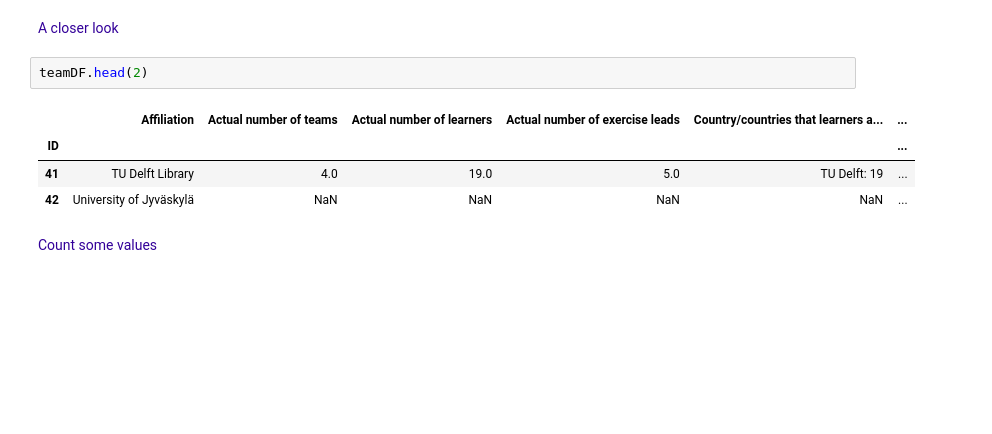
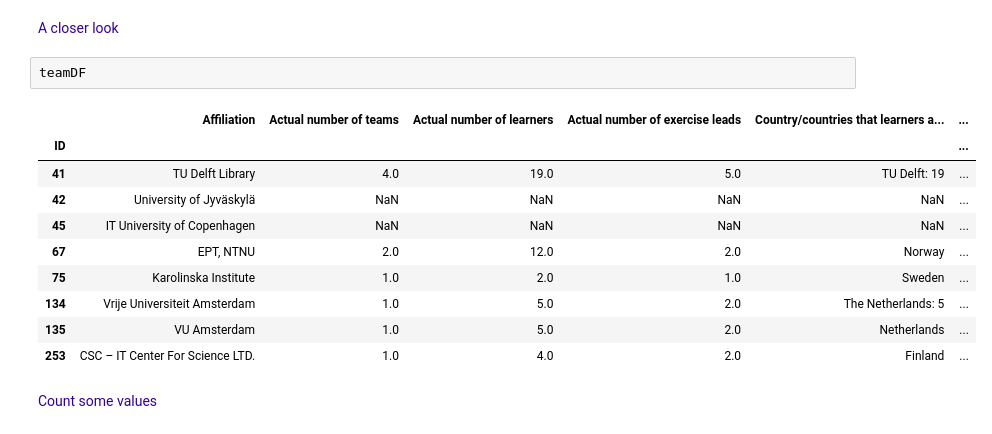
Before and after one commit to coderefinery/workshop-stats, a Jupyter notebook: Registration_stats.ipynb, the cells around one changed output. Drawn from its saved outputs; the diff is of its cells as text; blank space fills up the shorter version.

Commit message:
updated team info

```diff
--- a/Registration_stats.ipynb
+++ b/Registration_stats.ipynb
@@ -300,12 +300,18 @@ memory usage: 704.0+ bytes
 # %% [markdown]
 <font color=#330099>A closer look</font>
 # %%
-teamDF.head(2)
+teamDF
 # %% [output]
 |  | Affiliation | Actual number of teams | Actual number of learners | Actual number of exercise leads | Country/countries that learners a... | ... |
 | ID |  |  |  |  |  | ... |
 | 41 | TU Delft Library | 4.0 | 19.0 | 5.0 | TU Delft: 19 | ... |
 | 42 | University of Jyväskylä | NaN | NaN | NaN | NaN | ... |
+| 45 | IT University of Copenhagen | NaN | NaN | NaN | NaN | ... |
+| 67 | EPT, NTNU | 2.0 | 12.0 | 2.0 | Norway | ... |
+| 75 | Karolinska Institute | 1.0 | 2.0 | 1.0 | Sweden | ... |
+| 134 | Vrije Universiteit Amsterdam | 1.0 | 5.0 | 2.0 | The Netherlands: 5 | ... |
+| 135 | VU Amsterdam | 1.0 | 5.0 | 2.0 | Netherlands | ... |
+| 253 | CSC – IT Center For Science LTD. | 1.0 | 4.0 | 2.0 | Finland | ... |
 # %% [markdown]
 <font color=#330099>Count some values</font>
 # %%
```
Also changed, not shown: parts of 1 cell of this notebook, 2 other files.
